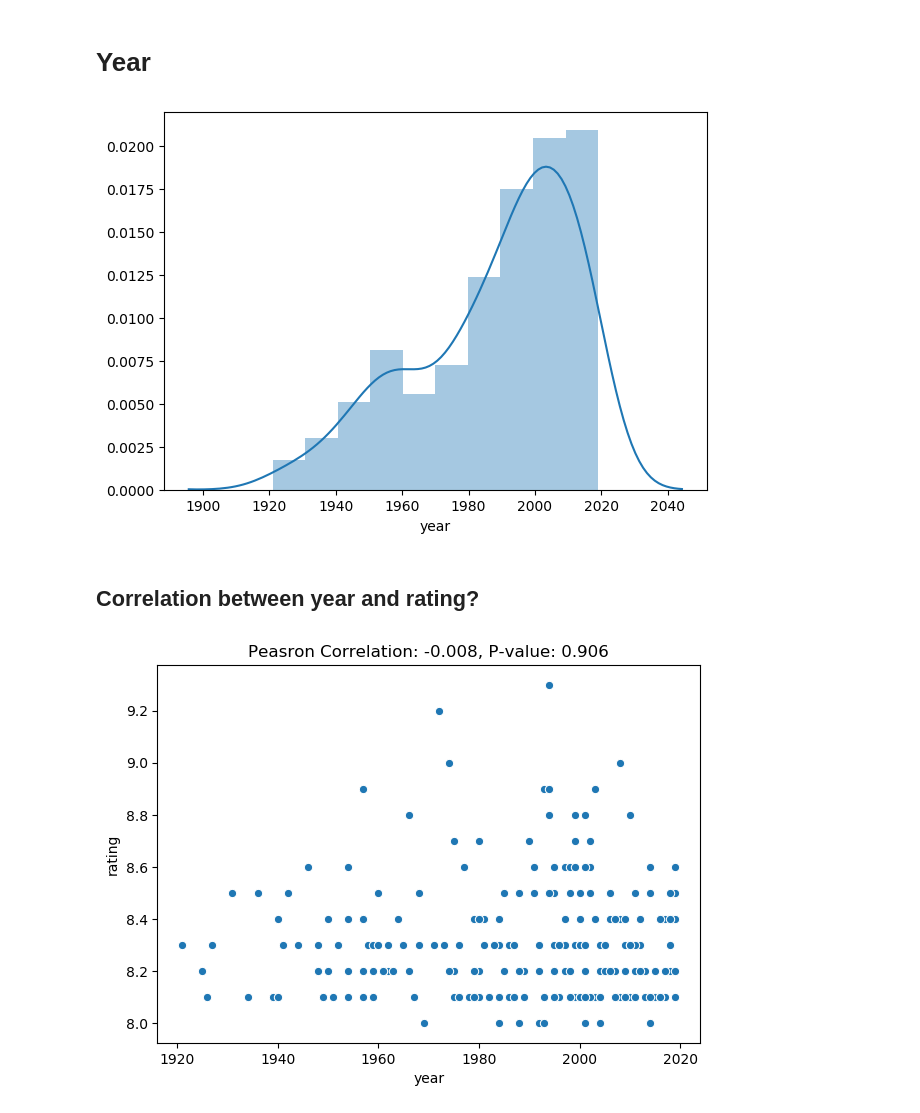
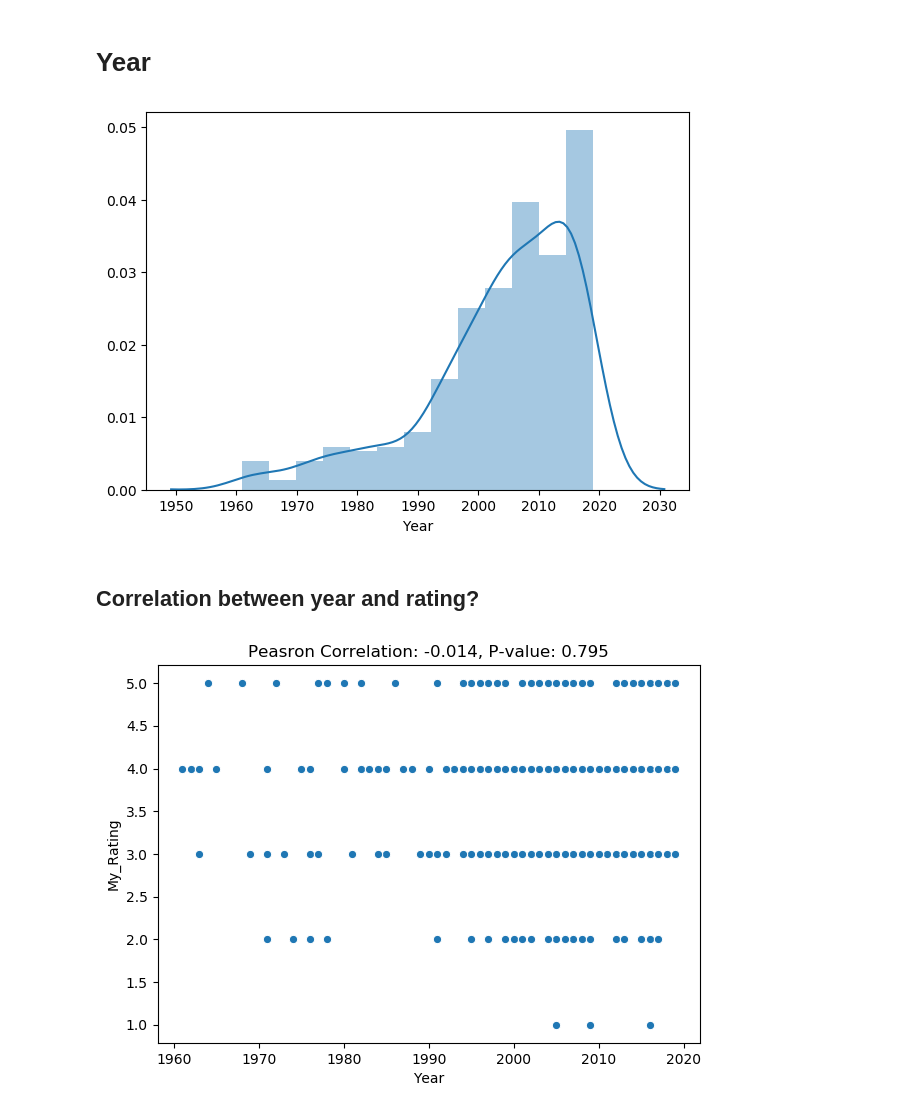
Before and after one commit to rpomponio/cine_factor, a Jupyter notebook: notebooks/data_cleaning_demo.ipynb, the cells around one changed output. Cells and saved outputs as stored; diff of their text form; code cells hidden in the pictures.

```diff
--- a/notebooks/data_cleaning_demo.ipynb
+++ b/notebooks/data_cleaning_demo.ipynb
@@ -12,7 +12,7 @@ plt.rcParams['figure.dpi'] = 100
 plt.rcParams['figure.facecolor'] = 'w'
 # %%
 # load scraped data
-df_raw = pd.read_csv('../data/IMDB_Top250_features_raw.csv')
+df_raw = pd.read_csv('../data/Personal_Movies_Ratings_Features.csv')
 df_raw.info()
 # %% [output]
 <class 'pandas.core.frame.DataFrame'>
@@ -148,7 +165,7 @@ plt.show()
 # %% [markdown]
 # Cumulative Worldwide Gross
 # %%
-df_raw.loc[:, 'Gross_USD'] = df_raw['Cumulative Worldwide Gross'].str.replace(',|\s.*|[^\d\W]|\$', '').astype(float)
+df_raw.loc[:, 'Gross_USD'] = df_raw.Cumulative_Worldwide_Gross.str.replace(',|\s.*|[^\d\W]|\$', '').astype(float)
 df_raw.loc[:, 'Gross_USD_log'] = np.log(df_raw.Gross_USD)
 # %%
 sns.distplot(df_raw.Gross_USD_log)
@@ -241,2 +253,0 @@ plt.show()
-# %%
-df_raw['aspect_num'] = df_raw['aspect ratio'].str.replace(' :.*', '').astype(float)
@@ -258,16 +254,16 @@ plt.show()
 # %% [markdown]
 # Year
 # %%
-sns.distplot(df_raw.year)
+sns.distplot(df_raw.Year)
 plt.show()
 # %% [output]
-[figure, old version]
+[figure, new version]
 # %% [markdown]
 ## Correlation between year and rating?
 # %%
-sns.scatterplot(x='year', y='rating', data=df_raw)
+sns.scatterplot(x='Year', y='My_Rating', data=df_raw)
 plt.title('Peasron Correlation: %0.3f, P-value: %0.3f' %
-          stats.pearsonr(df_raw.year, df_raw.rating))
+          stats.pearsonr(df_raw.Year, df_raw.My_Rating))
 plt.show()
 # %% [output]
-[figure, old version]
+[figure, new version]
```
Also changed, not shown: parts of 28 cells of this notebook, 6 other files.
